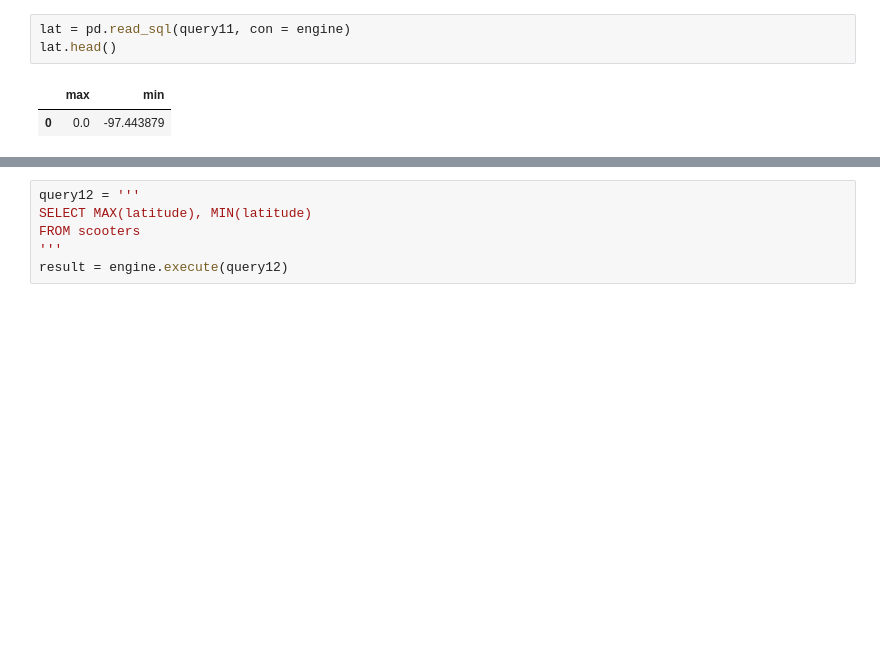
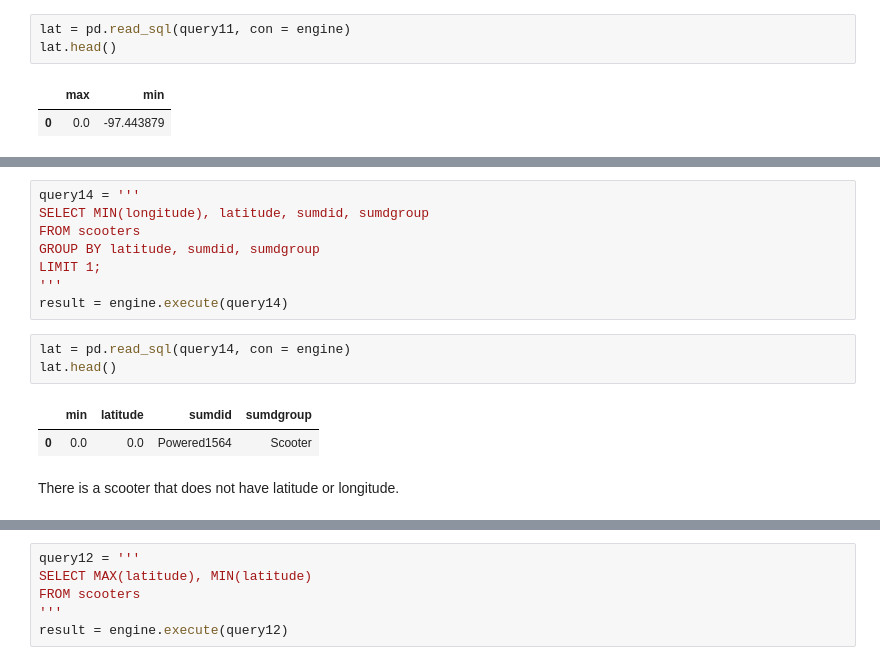
Before and after one commit to NSS-Data-Analytics-Cohort-8/scooter-partner1-badger-badger-python, a Jupyter notebook: notebooks/eda.ipynb, the cells around one changed output, grey strips where cells are left out. Saved outputs shown, nothing was run; the diff lists cells and outputs as text; blank space fills up the shorter version.

```diff
--- a/notebooks/eda.ipynb
+++ b/notebooks/eda.ipynb
@@ -204,0 +219,16 @@ lat.head()
+# %%
+query14 = '''
+SELECT MIN(longitude), latitude, sumdid, sumdgroup
+FROM scooters
+GROUP BY latitude, sumdid, sumdgroup
+LIMIT 1;
+'''
+result = engine.execute(query14)
+# %%
+lat = pd.read_sql(query14, con = engine)
+lat.head()
+# %% [output]
+|  | min | latitude | sumdid | sumdgroup |
+| 0 | 0.0 | 0.0 | Powered1564 | Scooter |
+# %% [markdown]
+There is a scooter that does not have latitude or longitude.
```
Also changed, not shown: parts of 6 cells of this notebook.
